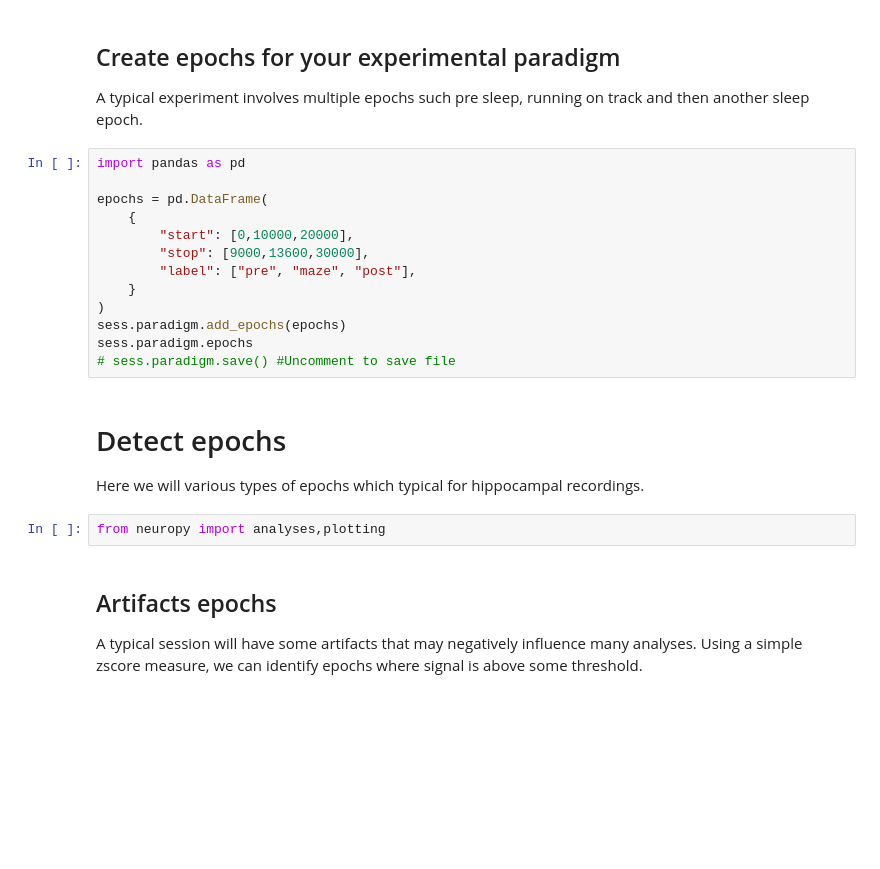
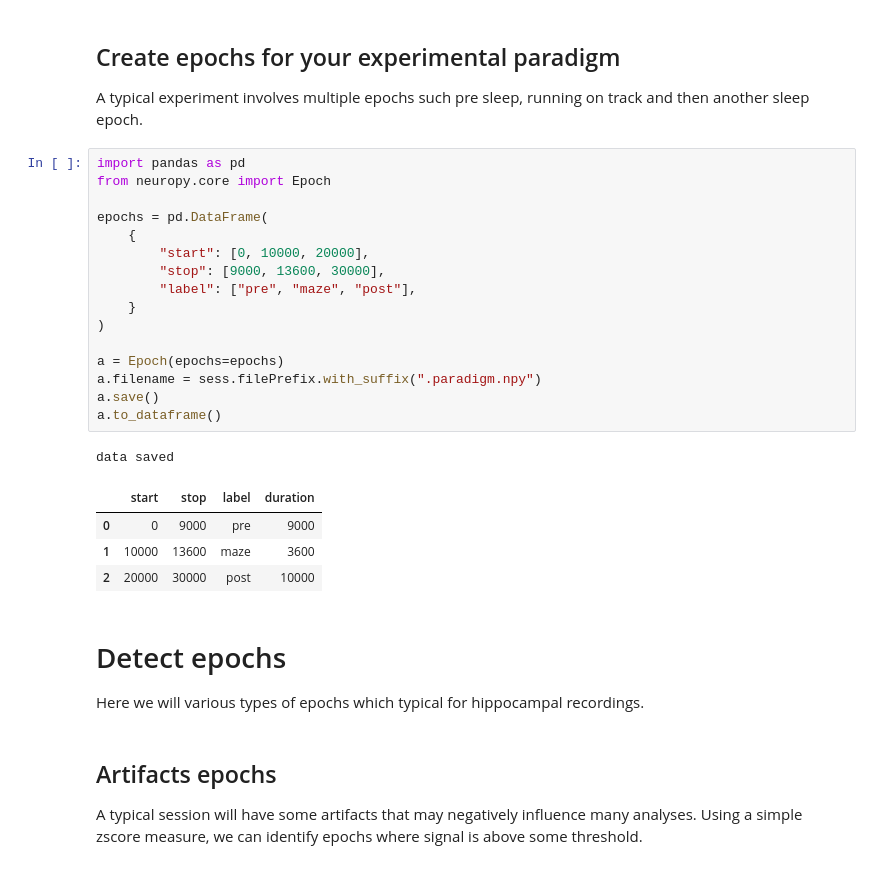
Before and after one commit to diba-lab/NeuroPy, a Jupyter notebook: examples/example_session.ipynb, the cells around one changed output. Drawn from its saved outputs; the diff is of its cells as text; blank space fills up the shorter version.

```diff
--- a/examples/example_session.ipynb
+++ b/examples/example_session.ipynb
@@ -46,22 +89,29 @@ plot_probe(sess.probegroup)
 A typical experiment involves multiple epochs such pre sleep, running on track and then another sleep epoch.
 # %%
 import pandas as pd
+from neuropy.core import Epoch
 
 epochs = pd.DataFrame(
     {
-        "start": [0,10000,20000],
-        "stop": [9000,13600,30000],
+        "start": [0, 10000, 20000],
+        "stop": [9000, 13600, 30000],
         "label": ["pre", "maze", "post"],
     }
 )
-sess.paradigm.add_epochs(epochs)
-sess.paradigm.epochs
-# sess.paradigm.save() #Uncomment to save file
+
+a = Epoch(epochs=epochs)
+a.filename = sess.filePrefix.with_suffix(".paradigm.npy")
+a.save()
+a.to_dataframe()
+# %% [output]
+data saved
+|  | start | stop | label | duration |
+| 0 | 0 | 9000 | pre | 9000 |
+| 1 | 10000 | 13600 | maze | 3600 |
+| 2 | 20000 | 30000 | post | 10000 |
 # %% [markdown]
 # Detect epochs
 Here we will various types of epochs which typical for hippocampal recordings.
-# %%
-from neuropy import analyses,plotting
 # %% [markdown]
 ## Artifacts epochs
 A typical session will have some artifacts that may negatively influence many analyses. Using a simple zscore measure, we can identify epochs where signal is above some threshold.
```
Also changed, not shown: parts of 31 cells of this notebook, 1 other file.
